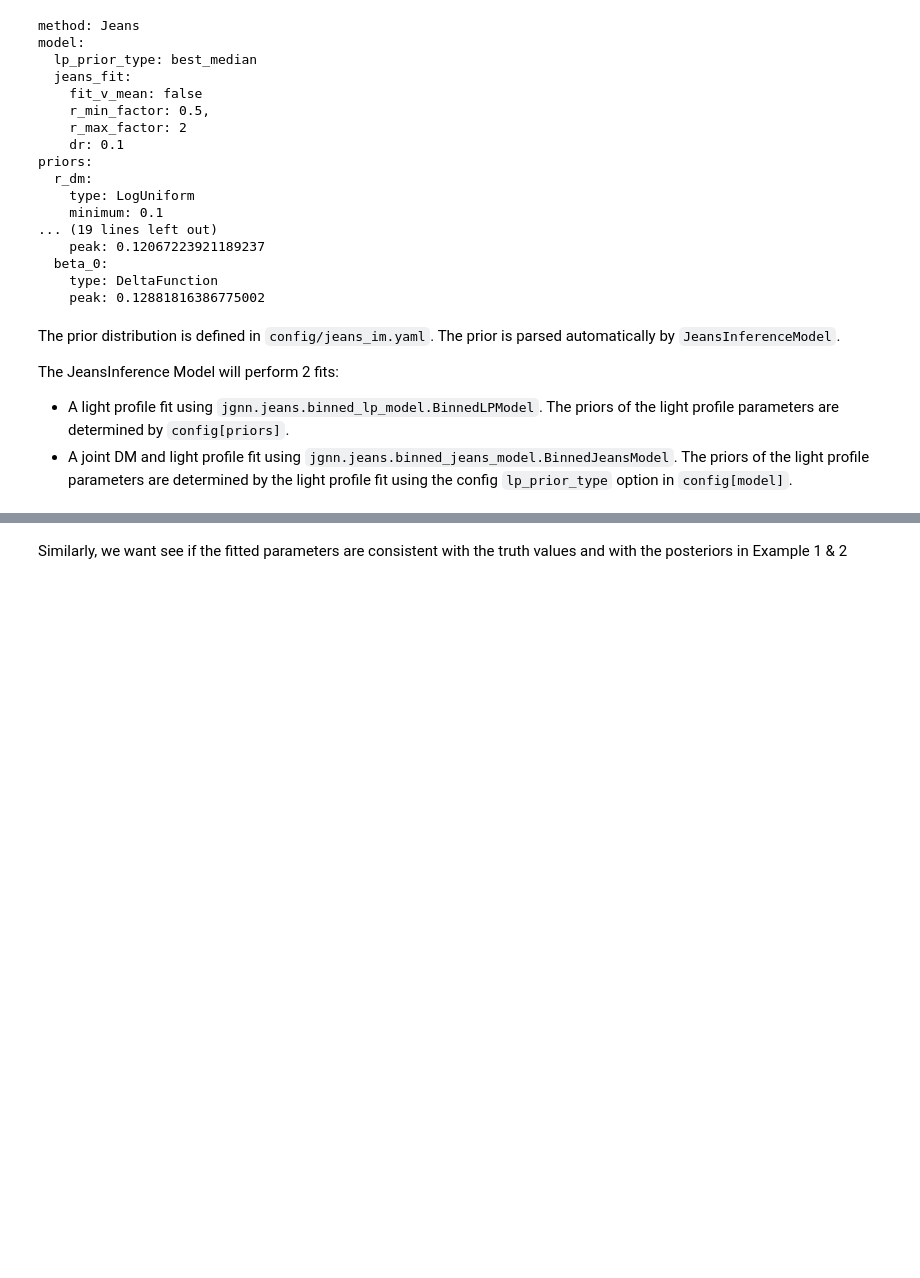
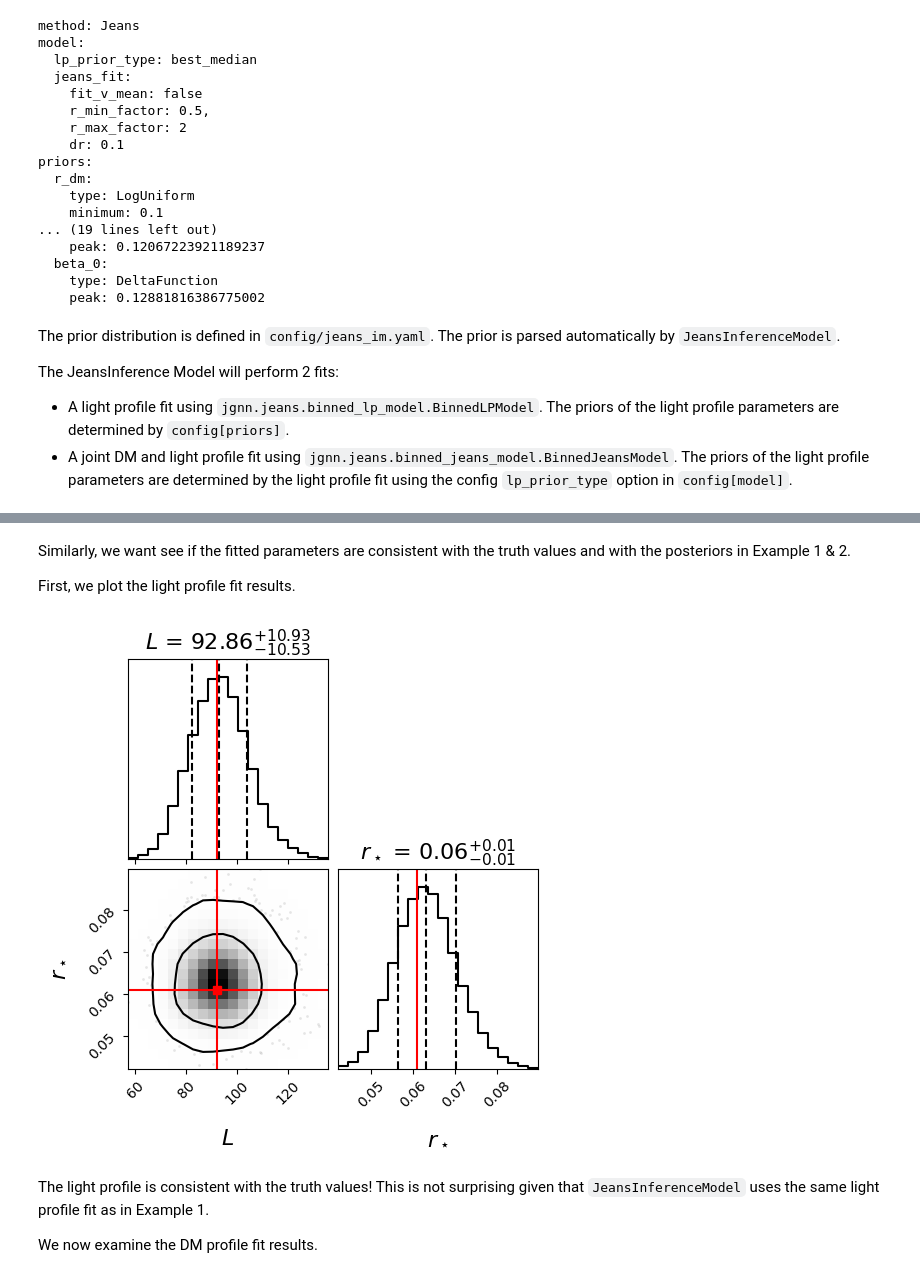
Before and after one commit to trivnguyen/JeansGNN, a Jupyter notebook: tutorials/example_binned_jeans.ipynb, the cells around one changed output, grey strips where cells are left out. Drawn from its saved outputs; the diff is of its cells as text; code cells hidden in the pictures; blank space fills up the shorter version.

```diff
--- a/tutorials/example_binned_jeans.ipynb
+++ b/tutorials/example_binned_jeans.ipynb
@@ -452,5 +472,30 @@ Have you specified all the parameters:
 # %% [markdown]
-Similarly, we want see if the fitted parameters are consistent with the truth values and with the posteriors in Example 1 & 2
+Similarly, we want see if the fitted parameters are consistent with the truth values and with the posteriors in Example 1 & 2.
+
+First, we plot the light profile fit results.
+# %%
+# get posterior samples
+samples = lp_model.result.posterior[['L', 'r_star']].to_numpy()
+
+# set truth values, note that L is roughly equal to the number of stars
+truths = (len(pos),  10**truth_parameters['stellar_log_r_star'])
+
+plot_args = dict(
+    truth_color='red', truth_alpha=0.5, truth_kwargs={'linewidth': 2},
+    label_kwargs={'fontsize': 16}, title_kwargs={'fontsize': 16},
+    show_titles=True, labels=[r'$L$', r'$r_\star$'],
+    levels=[0.68, 0.95], smooth=1.0, smooth1d=1.0, quantiles=[0.16, 0.5, 0.84],
+)
+
+fig = corner.corner(
+    samples, truths=truths, **plot_args
+)
+# %% [output]
+[figure, added]
+# %% [markdown]
+The light profile is consistent with the truth values! This is not surprising given that `JeansInferenceModel` uses the same light profile fit as in Example 1.
+
+We now examine the DM profile fit results.
 # %%
 # get posterior samples
 samples = dm_model.result.posterior[ ['r_dm', 'gamma', 'rho_0']].to_numpy()
```
Also changed, not shown: parts of 11 cells of this notebook, 3 other files.
